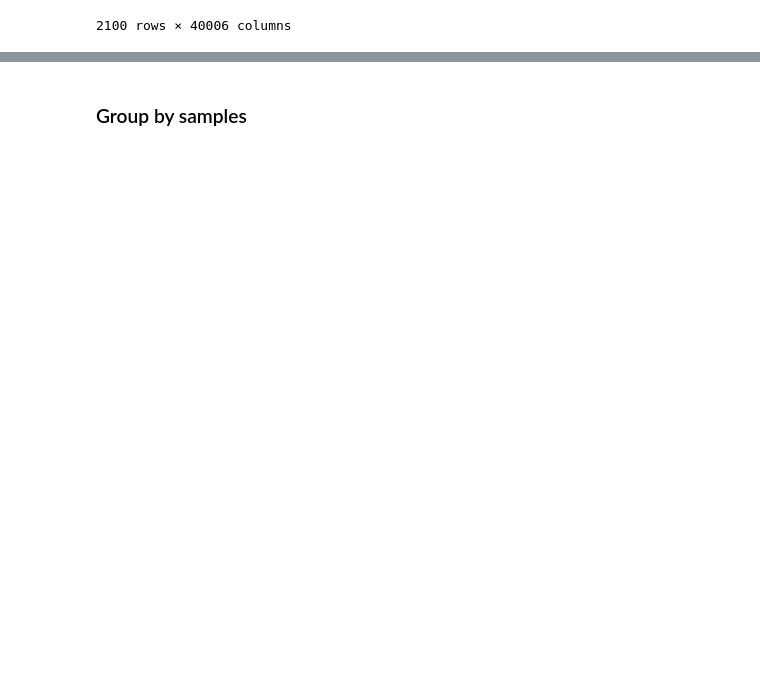
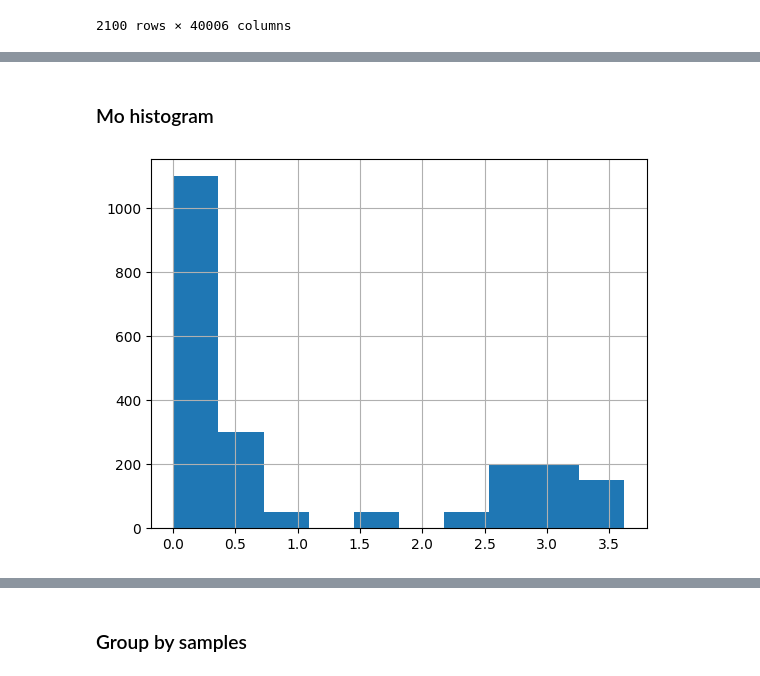
Before and after one commit to MKastek/ML-LIBS, a Jupyter notebook: notebooks/dataset-analysis.ipynb, the cells around one changed output, grey strips where cells are left out. Drawn from its saved outputs; the diff is of its cells as text; code cells hidden in the pictures; blank space fills up the shorter version.

```diff
--- a/notebooks/dataset-analysis.ipynb
+++ b/notebooks/dataset-analysis.ipynb
@@ -120,0 +44,6 @@ data_training
+# %% [markdown]
+### Mo histogram
+# %%
+data_training['Mo'].hist();
+# %% [output]
+[figure, added]
```
Also changed, not shown: parts of 59 cells of this notebook.
